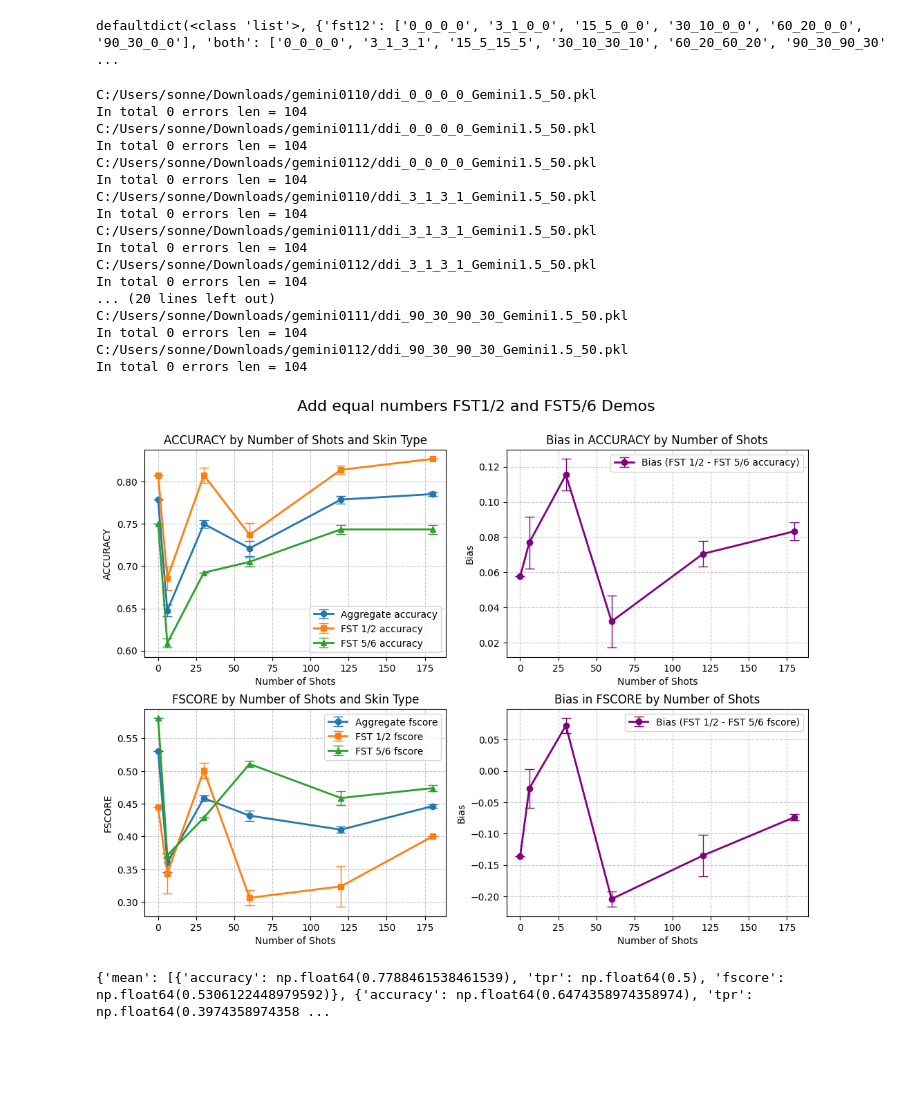
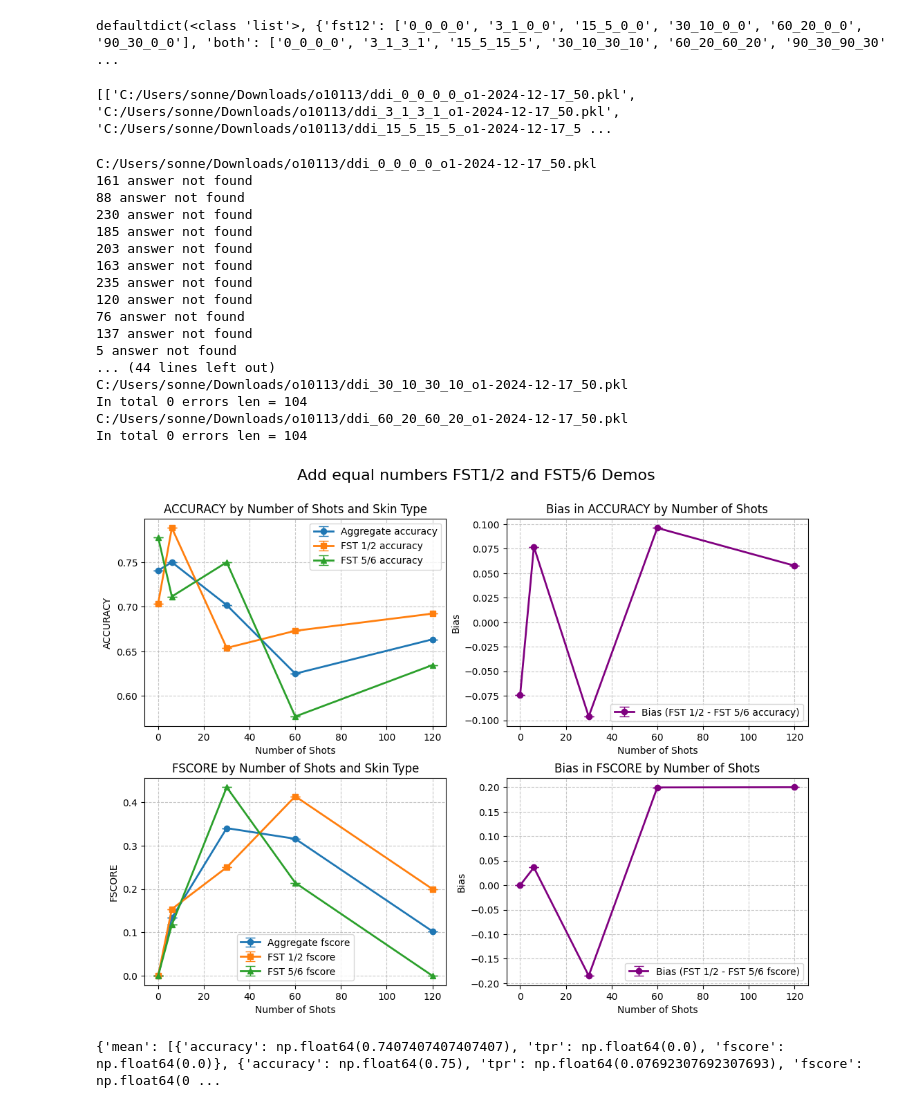
Before and after one commit to sonnetx/biasICL, a Jupyter notebook: 0104 figures.ipynb, the cells around one changed output. Saved outputs shown, nothing was run; the diff lists cells and outputs as text; code cells hidden in the pictures; blank space fills up the shorter version.

```diff
--- a/0104 figures.ipynb
+++ b/0104 figures.ipynb
@@ -476,8 +476,9 @@ def plot_all_experiment_metrics(bulk_metrics, fst12_metrics, fst56_metrics, shot
 # Parameters for customization
 base_path = "C:/Users/sonne/Downloads"
 # rep_folders = ["claude0104", "claude1217", "claude1131"]  # Subfolders for each replicate
-rep_folders = ["gemini0110", "gemini0111", "gemini0112"]
-model_name = "Gemini1.5"  # Model name
+# rep_folders = ["gemini0110", "gemini0111", "gemini0112"]
+rep_folders = ["o10113"]
+model_name = "o1-2024-12-17"  # Model name
 numbers = extract_numbers_from_filenames(base_path + "/" + rep_folders[0]) # List of numerical settings
 
 # Generate the experiment lists dynamically
@@ -487,7 +488,7 @@ exps_list = [
 ]
 
 # Unpacking individual lists for convenience (optional)
-exps_rep_1, exps_rep_2, exps_rep_3 = exps_list
+exps_rep_1, exps_rep_2, exps_rep_3 = exps_list, exps_list, exps_list
 
 # Output for verification
 print("exps_rep_1:", exps_rep_1)
@@ -579,36 +580,49 @@ exps_list = [
     [f"{base_path}/{folder}/ddi_{num}_{model_name}_50.pkl" for num in numbers["both"]]
     for folder in rep_folders
 ]
+# %%
+print(exps_list)
+# %% [output]
+[['C:/Users/sonne/Downloads/o10113/ddi_0_0_0_0_o1-2024-12-17_50.pkl', 'C:/Users/sonne/Downloads/o10113/ddi_3_1_3_1_o1-2024-12-17_50.pkl', 'C:/Users/sonne/Downloads/o10113/ddi_15_5_15_5_o1-2024-12-17_5 ...
+# %%
+exps_list = [exps_list[0][:-1]]
 # %%
 bulk_metrics, fst12_metrics, fst56_metrics = calculate_metrics_across_replicates(exps_list)
 # %% [output]
-C:/Users/sonne/Downloads/gemini0110/ddi_0_0_0_0_Gemini1.5_50.pkl
+C:/Users/sonne/Downloads/o10113/ddi_0_0_0_0_o1-2024-12-17_50.pkl
+161 answer not found
+88 answer not found
+230 answer not found
+185 answer not found
+203 answer not found
+163 answer not found
+235 answer not found
+120 answer not found
+76 answer not found
+137 answer not found
+5 answer not found
+... (44 lines left out)
+C:/Users/sonne/Downloads/o10113/ddi_30_10_30_10_o1-2024-12-17_50.pkl
 In total 0 errors len = 104
-C:/Users/sonne/Downloads/gemini0111/ddi_0_0_0_0_Gemini1.5_50.pkl
+C:/Users/sonne/Downloads/o10113/ddi_60_20_60_20_o1-2024-12-17_50.pkl
 In total 0 errors len = 104
-C:/Users/sonne/Downloads/gemini0112/ddi_0_0_0_0_Gemini1.5_50.pkl
-In total 0 errors len = 104
-C:/Users/sonne/Downloads/gemini0110/ddi_3_1_3_1_Gemini1.5_50.pkl
-In total 0 errors len = 104
-C:/Users/sonne/Downloads/gemini0111/ddi_3_1_3_1_Gemini1.5_50.pkl
-In total 0 errors len = 104
-C:/Users/sonne/Downloads/gemini0112/ddi_3_1_3_1_Gemini1.5_50.pkl
-In total 0 errors len = 104
-... (20 lines left out)
-C:/Users/sonne/Downloads/gemini0111/ddi_90_30_90_30_Gemini1.5_50.pkl
-In total 0 errors len = 104
-C:/Users/sonne/Downloads/gemini0112/ddi_90_30_90_30_Gemini1.5_50.pkl
-In total 0 errors len = 104
 # %%
+# # Plot with confidence intervals
+# shots = extract_shots(numbers["both"])
+# shots = [x * 2 for x in shots]
+# plot_all_experiment_metrics(bulk_metrics, fst12_metrics, fst56_metrics, shots,
+#                           "Add equal numbers FST1/2 and FST5/6 Demos",
+#                           use_error_bars=True)
+
 # Plot with confidence intervals
 shots = extract_shots(numbers["both"])
-shots = [x * 2 for x in shots]
+shots = [x * 2 for x in shots][:-1]
 plot_all_experiment_metrics(bulk_metrics, fst12_metrics, fst56_metrics, shots,
                           "Add equal numbers FST1/2 and FST5/6 Demos",
                           use_error_bars=True)
 # %% [output]
-[figure, old version]
+[figure, new version]
 # %%
 print(bulk_metrics, fst12_metrics, fst56_metrics)
 # %% [output]
-{'mean': [{'accuracy': np.float64(0.7788461538461539), 'tpr': np.float64(0.5), 'fscore': np.float64(0.5306122448979592)}, {'accuracy': np.float64(0.6474358974358974), 'tpr': np.float64(0.3974358974358 ...
+{'mean': [{'accuracy': np.float64(0.7407407407407407), 'tpr': np.float64(0.0), 'fscore': np.float64(0.0)}, {'accuracy': np.float64(0.75), 'tpr': np.float64(0.07692307692307693), 'fscore': np.float64(0 ...
```
Also changed, not shown: parts of 6 cells of this notebook, 11 other files.
